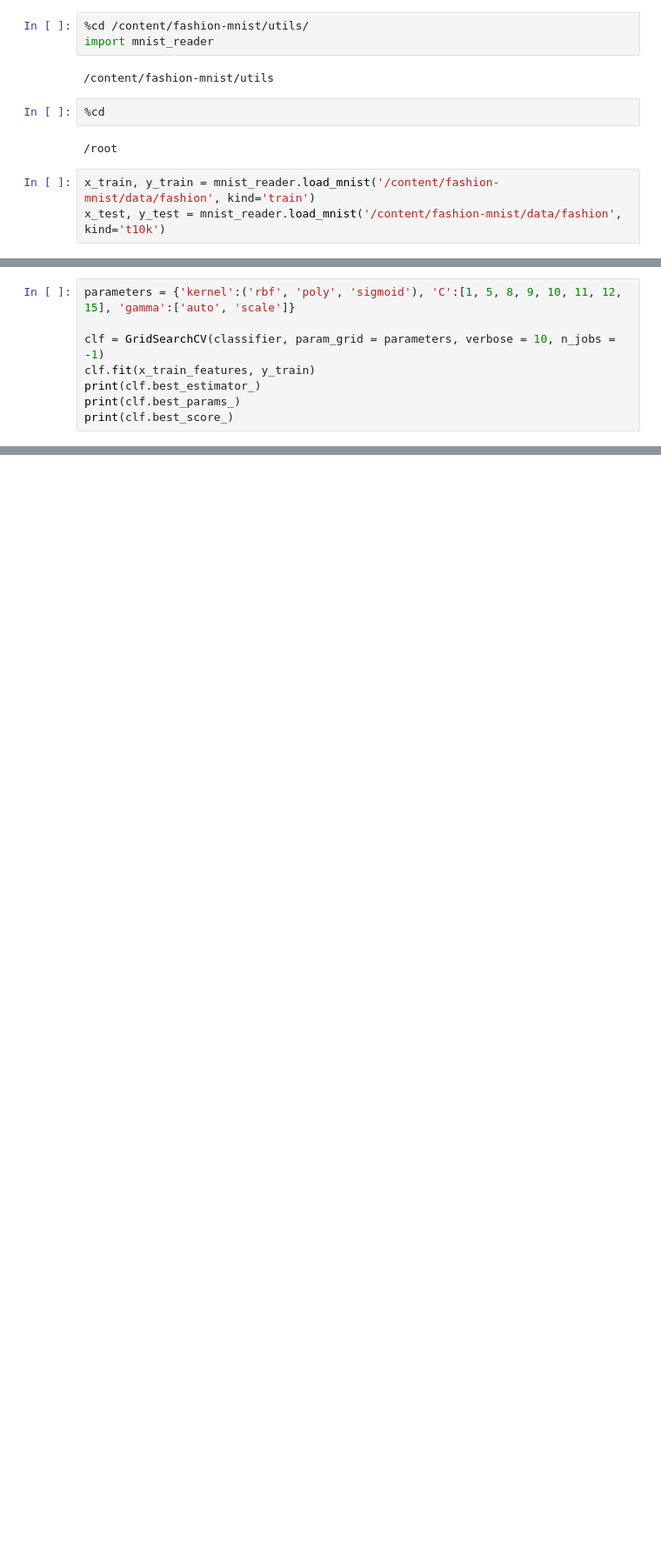
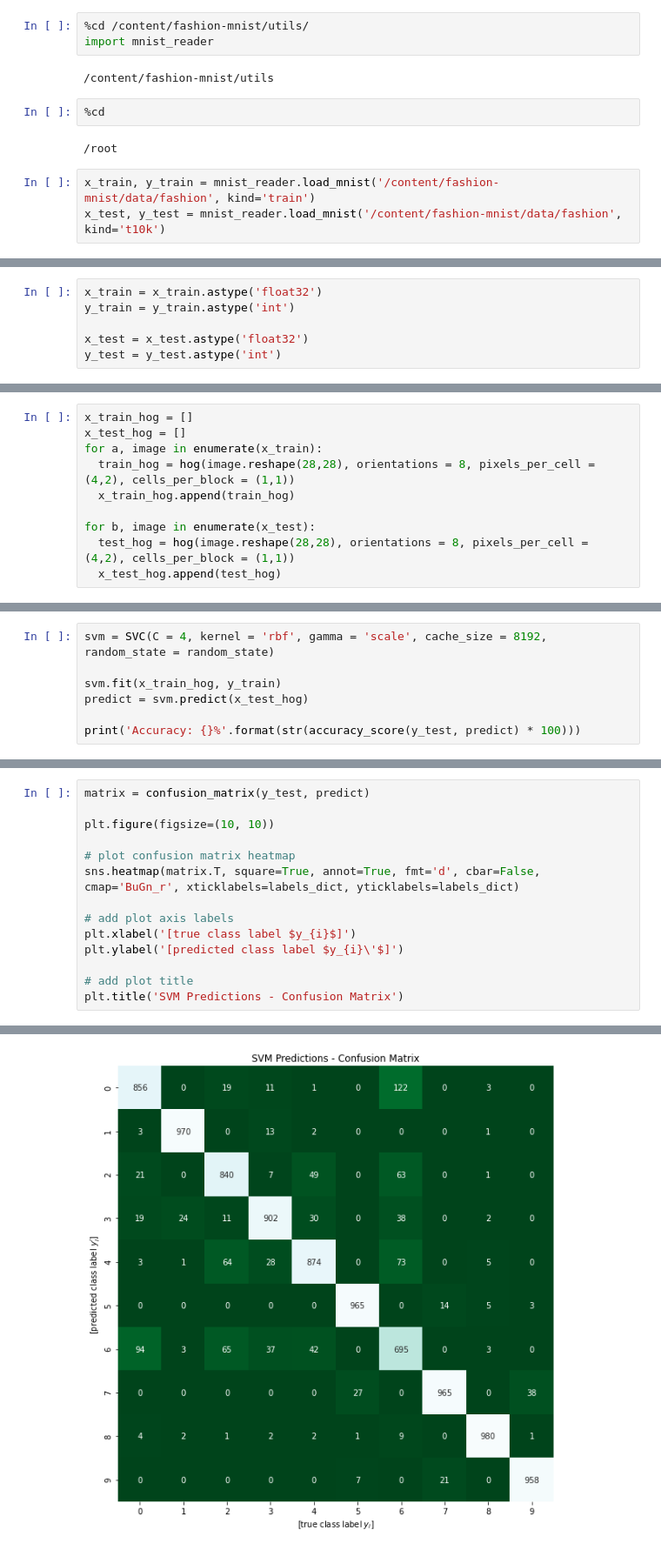
Before and after one commit to don3tan/MLCodingChallenge, a Jupyter notebook: ML_Challenge_SVM.ipynb, the cells around one changed output, grey strips where cells are left out. Shown at 87% size. Cells and saved outputs as stored; diff of their text form; blank space fills up the shorter version.

```diff
--- a/ML_Challenge_SVM.ipynb
+++ b/ML_Challenge_SVM.ipynb
@@ -154,8 +61,0 @@ classifier = SVC(random_state = 123, cache_size = 8192)
-# %%
-parameters = {'kernel':('rbf', 'poly', 'sigmoid'), 'C':[1, 5, 8, 9, 10, 11, 12, 15], 'gamma':['auto', 'scale']}
-
-clf = GridSearchCV(classifier, param_grid = parameters, verbose = 10, n_jobs = -1)
-clf.fit(x_train_features, y_train)
-print(clf.best_estimator_)
-print(clf.best_params_)
-print(clf.best_score_)
@@ -183,0 +62,6 @@ Fitting 5 folds for each of 48 candidates, totalling 240 fits
+# %%
+x_train = x_train.astype('float32')
+y_train = y_train.astype('int')
+
+x_test = x_test.astype('float32')
+y_test = y_test.astype('int')
@@ -183,0 +78,10 @@ Fitting 5 folds for each of 48 candidates, totalling 240 fits
+# %%
+x_train_hog = []
+x_test_hog = []
+for a, image in enumerate(x_train):
+  train_hog = hog(image.reshape(28,28), orientations = 8, pixels_per_cell = (4,2), cells_per_block = (1,1))
+  x_train_hog.append(train_hog)
+
+for b, image in enumerate(x_test):
+  test_hog = hog(image.reshape(28,28), orientations = 8, pixels_per_cell = (4,2), cells_per_block = (1,1))
+  x_test_hog.append(test_hog)
@@ -183,0 +91,7 @@ Fitting 5 folds for each of 48 candidates, totalling 240 fits
+# %%
+svm = SVC(C = 4, kernel = 'rbf', gamma = 'scale', cache_size = 8192, random_state = random_state)
+
+svm.fit(x_train_hog, y_train)
+predict = svm.predict(x_test_hog)
+
+print('Accuracy: {}%'.format(str(accuracy_score(y_test, predict) * 100)))
@@ -183,0 +103,15 @@ Fitting 5 folds for each of 48 candidates, totalling 240 fits
+# %%
+matrix = confusion_matrix(y_test, predict)
+
+plt.figure(figsize=(10, 10))
+
+# plot confusion matrix heatmap
+sns.heatmap(matrix.T, square=True, annot=True, fmt='d', cbar=False, cmap='BuGn_r', xticklabels=labels_dict, yticklabels=labels_dict)
+
+# add plot axis labels
+plt.xlabel('[true class label $y_{i}$]')
+plt.ylabel('[predicted class label $y_{i}\'$]')
+
+# add plot title
+plt.title('SVM Predictions - Confusion Matrix')
+# %% [output]
@@ -183,0 +119 @@ Fitting 5 folds for each of 48 candidates, totalling 240 fits
+[figure, added]
```
Also changed, not shown: parts of 53 cells of this notebook.
